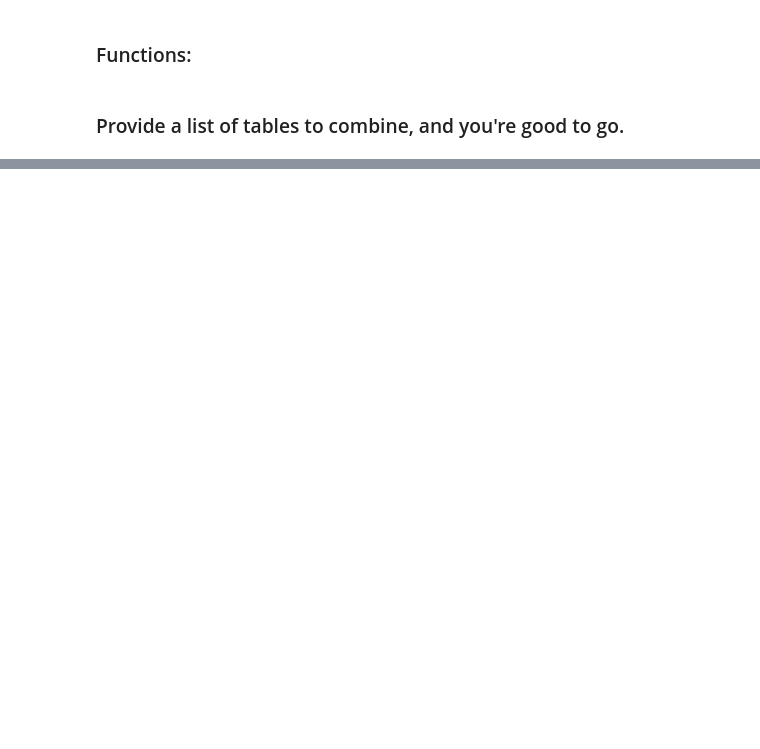
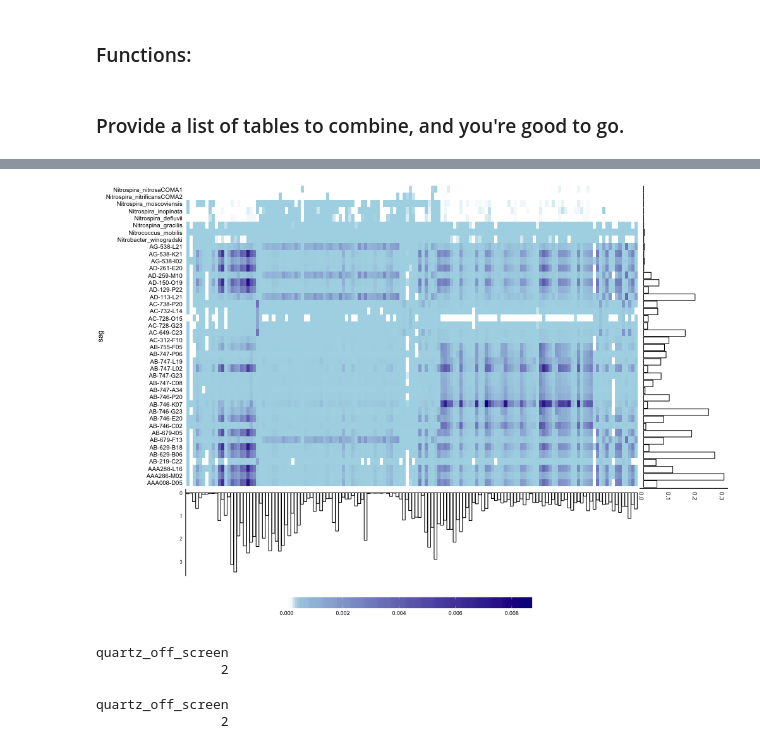
Before and after one commit to BigelowLab/sag-mg-recruit, a Jupyter notebook: notebooks/Heatmap_Template.ipynb, the cells around one changed output, grey strips where cells are left out. Drawn from its saved outputs; the diff is of its cells as text; code cells hidden in the pictures; blank space fills up the shorter version.

```diff
--- a/notebooks/Heatmap_Template.ipynb
+++ b/notebooks/Heatmap_Template.ipynb
@@ -230,0 +285,25 @@ TableGrob (3 x 2) "arrange": 6 grobs
+# %%
+%%R -w 1000 -h 700
+directed <- plot_array(all, sag_ax_aln = 10, mg_ax_aln=118, hclust_sags=FALSE, hclust_mgs=FALSE,
+           mg_order="../data/Maria_smr_tables/order/mg_order.csv",
+           sag_order="../data/Maria_smr_tables/order/sag_order.csv")
+# %% [output]
+[figure, added]
+# %%
+%%R
+png(filename = "../data/Maria_smr_tables/ordered_heatmap_no_mg_labs.png",
+   width=1000, height=700, units="px")
+plot(directed)
+dev.off()
+# %% [output]
+quartz_off_screen
+                2
+# %%
+%%R
+png(filename = "../data/Maria_smr_tables/clustered_heatmap_no_mg_labs.png",
+   width=1000, height=700, units="px")
+plot(clustered)
+dev.off()
+# %% [output]
+quartz_off_screen
+                2
```
Also changed, not shown: parts of 11 cells of this notebook, 1 other file.
